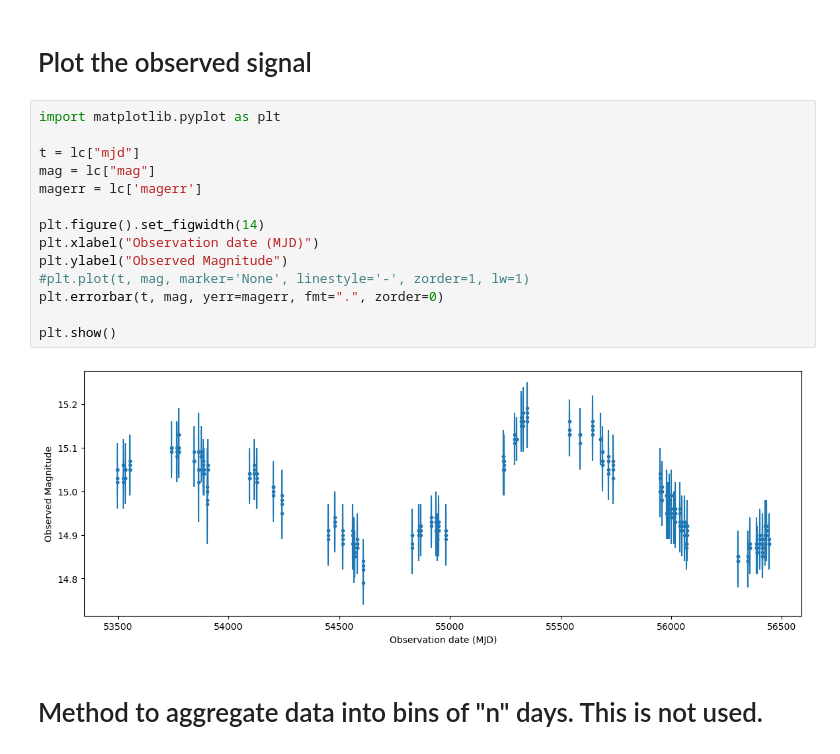
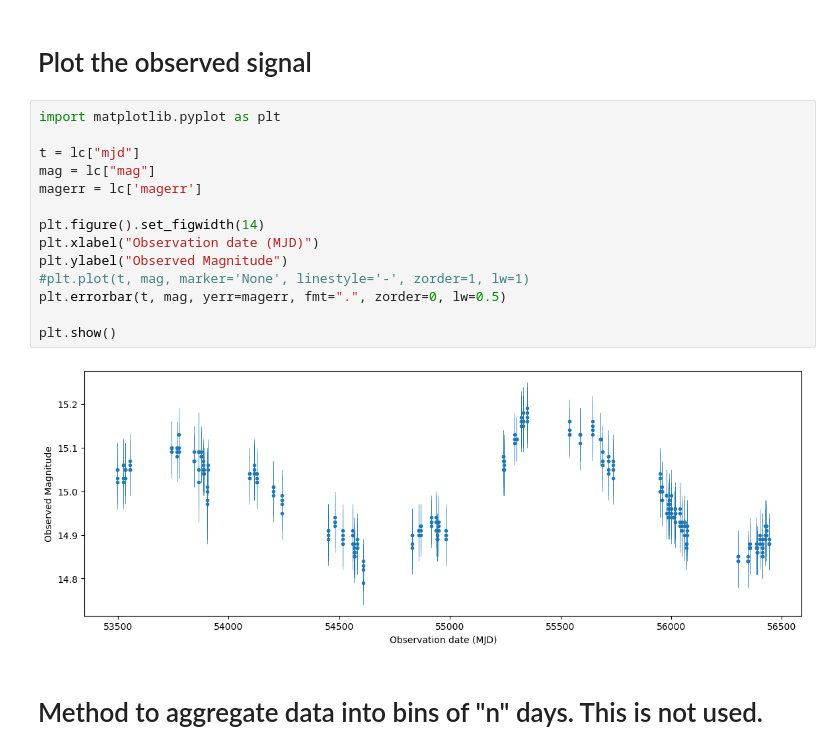
Before and after one commit to skp80286/smbhb_detection, a Jupyter notebook: lomb_scargle_analysis.ipynb, the cells around one changed output. Saved outputs shown, nothing was run; the diff lists cells and outputs as text.

```diff
--- a/lomb_scargle_analysis.ipynb
+++ b/lomb_scargle_analysis.ipynb
@@ -10,19 +10,19 @@ lc = np.genfromtxt("data/PG1302_CRTS.dat", names="mjd, mag, magerr", delimiter="
 # %%
 import matplotlib.pyplot as plt
 
 t = lc["mjd"]
 mag = lc["mag"]
 magerr = lc['magerr']
 
 plt.figure().set_figwidth(14)
 plt.xlabel("Observation date (MJD)")
 plt.ylabel("Observed Magnitude")
 #plt.plot(t, mag, marker='None', linestyle='-', zorder=1, lw=1)
-plt.errorbar(t, mag, yerr=magerr, fmt=".", zorder=0)
+plt.errorbar(t, mag, yerr=magerr, fmt=".", zorder=0, lw=0.5)
 
 plt.show()
 # %% [output]
-[figure, old version]
+[figure, new version]
 # %% [markdown]
 # Method to aggregate data into bins of "n" days. This is not used.
 # %%
```
Also changed, not shown: parts of 5 cells of this notebook.
